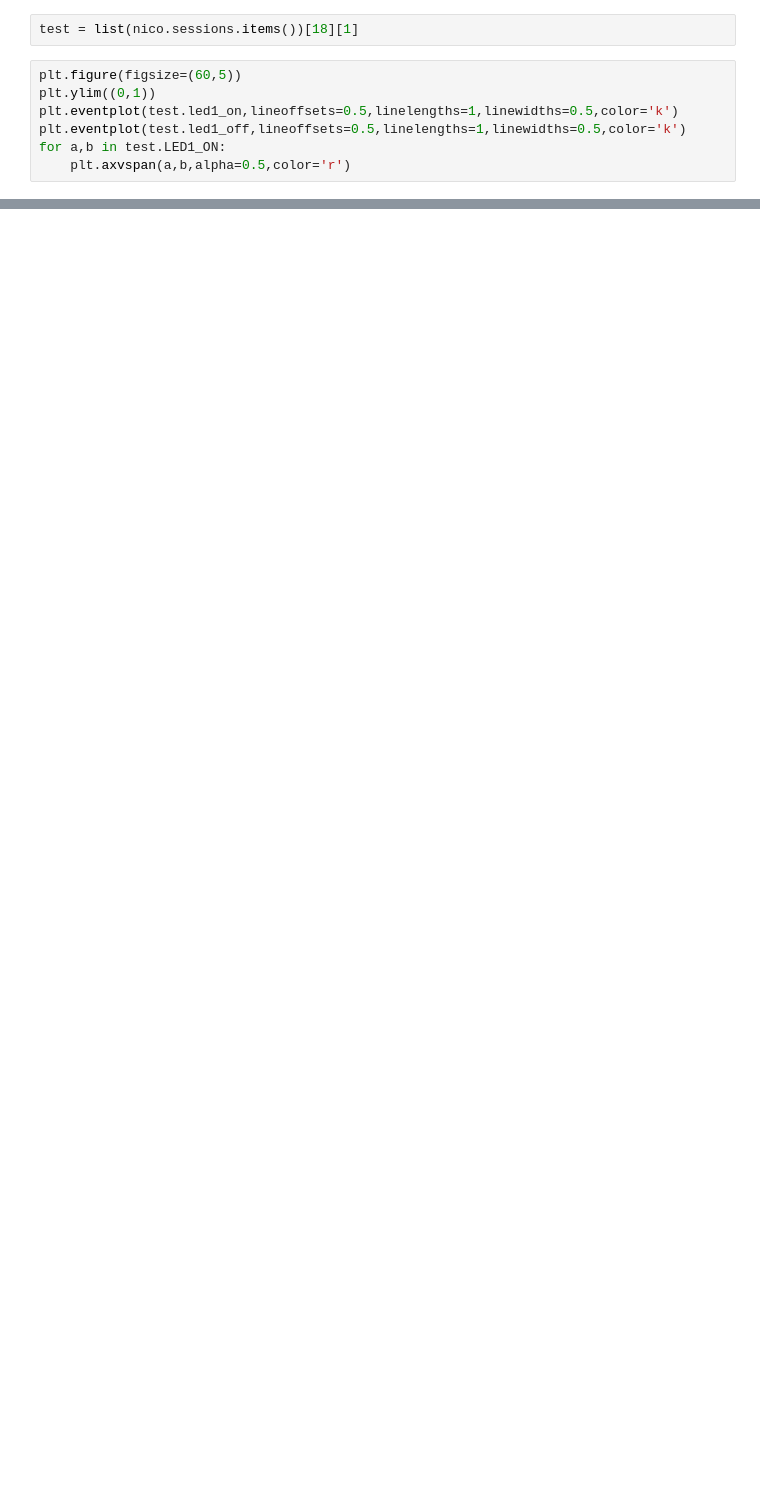
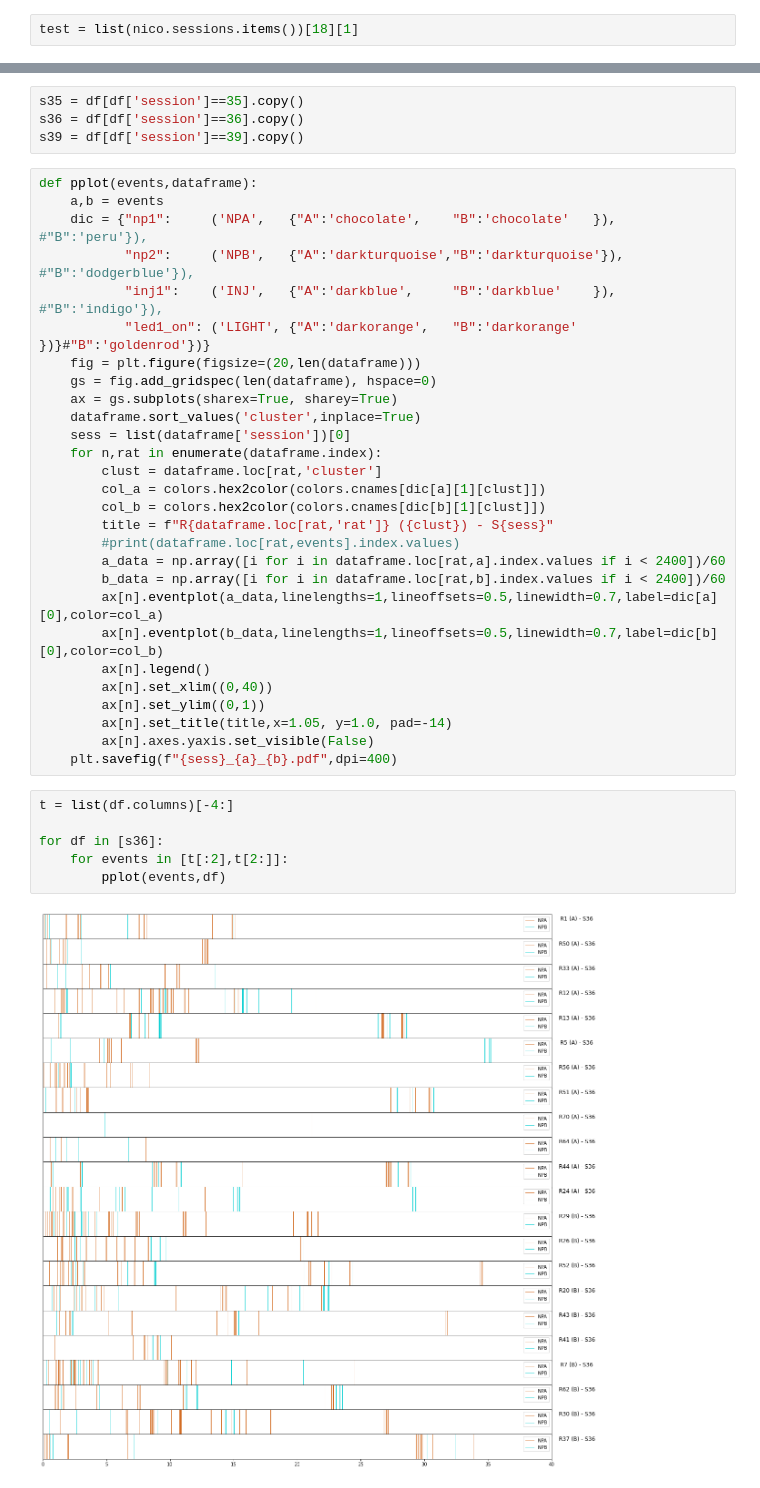
Before and after one commit to matias-ceau/pyfiber, a Jupyter notebook: dev/NICOTINE.ipynb, the cells around one changed output, grey strips where cells are left out. Saved outputs shown, nothing was run; the diff lists cells and outputs as text; blank space fills up the shorter version.

```diff
--- a/dev/NICOTINE.ipynb
+++ b/dev/NICOTINE.ipynb
@@ -143,10 +143,3 @@ def nicotine_events(obj,convert=60):
     plt.yticks([])
 # %%
 test = list(nico.sessions.items())[18][1]
-# %%
-plt.figure(figsize=(60,5))
-plt.ylim((0,1))
-plt.eventplot(test.led1_on,lineoffsets=0.5,linelengths=1,linewidths=0.5,color='k')
-plt.eventplot(test.led1_off,lineoffsets=0.5,linelengths=1,linewidths=0.5,color='k')
-for a,b in test.LED1_ON:
-    plt.axvspan(a,b,alpha=0.5,color='r')
@@ -172,0 +169,40 @@ cluster_df
+# %%
+s35 = df[df['session']==35].copy()
+s36 = df[df['session']==36].copy()
+s39 = df[df['session']==39].copy()
+# %%
+def pplot(events,dataframe):
+    a,b = events
+    dic = {"np1":     ('NPA',   {"A":'chocolate',    "B":'chocolate'   }), #"B":'peru'}),
+           "np2":     ('NPB',   {"A":'darkturquoise',"B":'darkturquoise'}), #"B":'dodgerblue'}),
+           "inj1":    ('INJ',   {"A":'darkblue',     "B":'darkblue'    }), #"B":'indigo'}),
+           "led1_on": ('LIGHT', {"A":'darkorange',   "B":'darkorange'  })}#"B":'goldenrod'})}
+    fig = plt.figure(figsize=(20,len(dataframe)))
+    gs = fig.add_gridspec(len(dataframe), hspace=0)
+    ax = gs.subplots(sharex=True, sharey=True)
+    dataframe.sort_values('cluster',inplace=True)
+    sess = list(dataframe['session'])[0]
+    for n,rat in enumerate(dataframe.index):
+        clust = dataframe.loc[rat,'cluster']
+        col_a = colors.hex2color(colors.cnames[dic[a][1][clust]])
+        col_b = colors.hex2color(colors.cnames[dic[b][1][clust]])
+        title = f"R{dataframe.loc[rat,'rat']} ({clust}) - S{sess}"
+        #print(dataframe.loc[rat,events].index.values)
+        a_data = np.array([i for i in dataframe.loc[rat,a].index.values if i < 2400])/60
+        b_data = np.array([i for i in dataframe.loc[rat,b].index.values if i < 2400])/60
+        ax[n].eventplot(a_data,linelengths=1,lineoffsets=0.5,linewidth=0.7,label=dic[a][0],color=col_a)
+        ax[n].eventplot(b_data,linelengths=1,lineoffsets=0.5,linewidth=0.7,label=dic[b][0],color=col_b)
+        ax[n].legend()
+        ax[n].set_xlim((0,40))
+        ax[n].set_ylim((0,1))
+        ax[n].set_title(title,x=1.05, y=1.0, pad=-14)
+        ax[n].axes.yaxis.set_visible(False)
+    plt.savefig(f"{sess}_{a}_{b}.pdf",dpi=400)
+# %%
+t = list(df.columns)[-4:]
+
+for df in [s36]:
+    for events in [t[:2],t[2:]]:
+        pplot(events,df)
+# %% [output]
+[figure, added]
```
Also changed, not shown: parts of 15 cells of this notebook, 2 other files.
